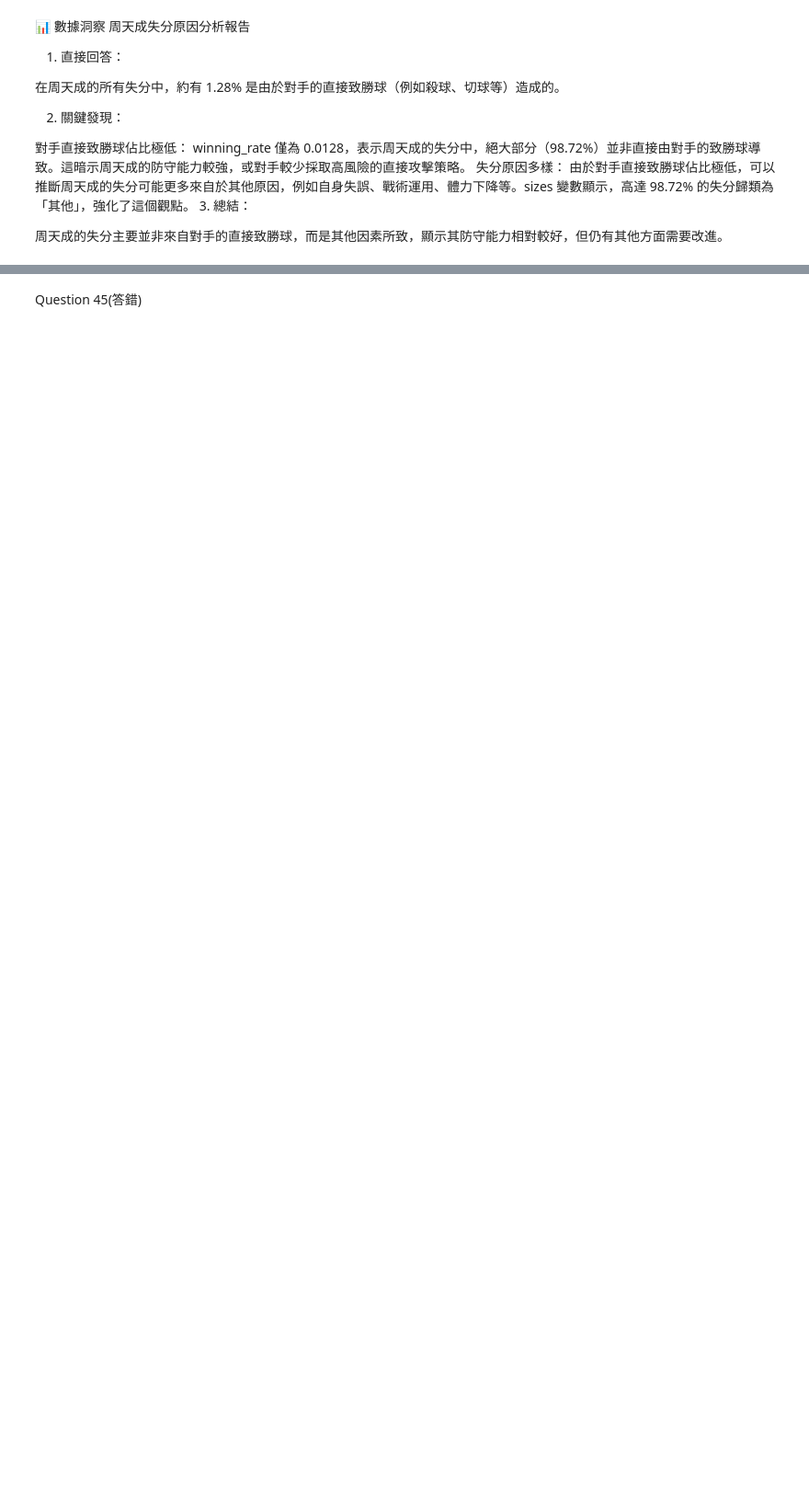
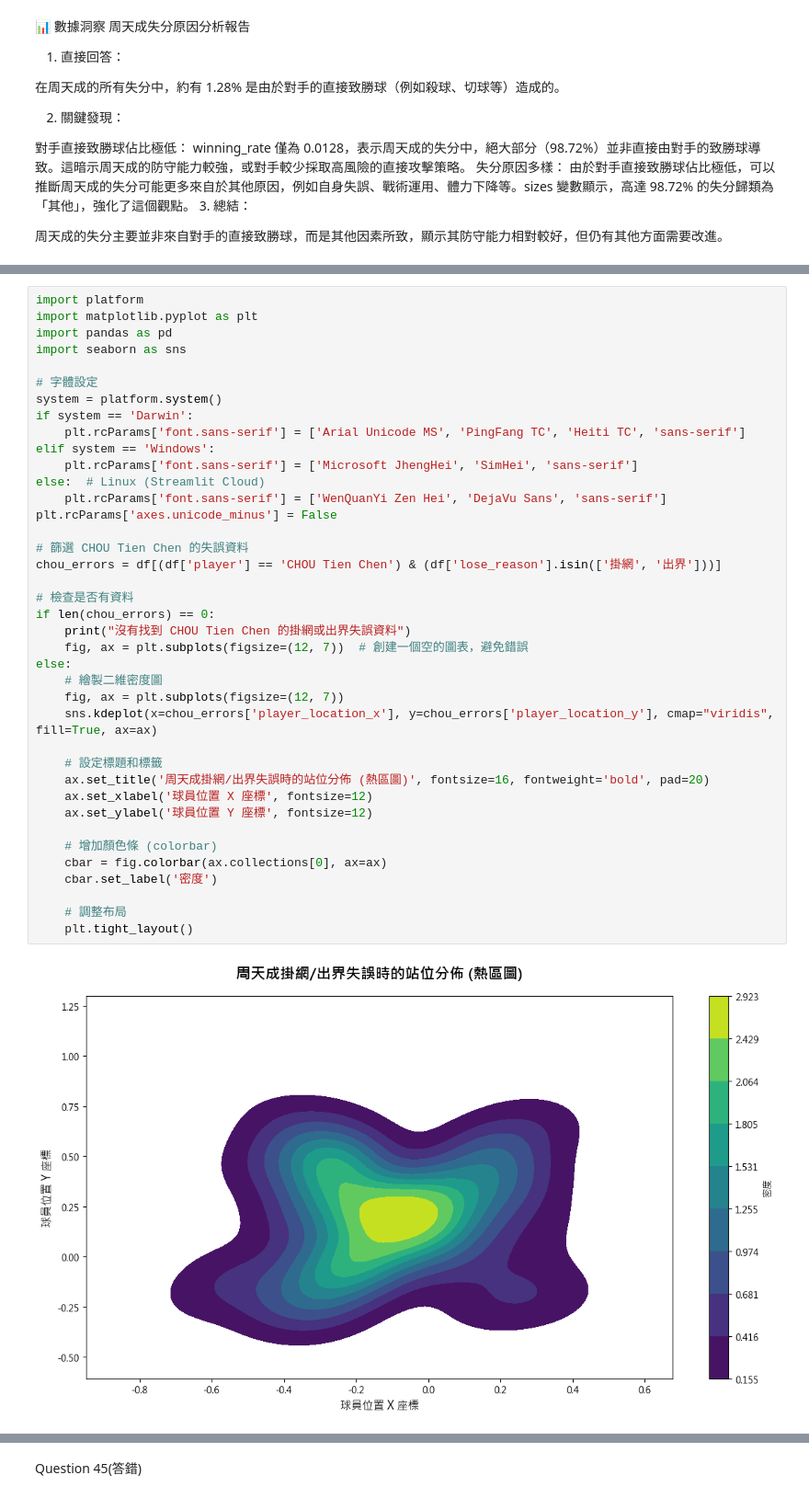
Before and after one commit to DanielTeng0811/BadmintonAI, a Jupyter notebook: question_answer.ipynb, the cells around one changed output, grey strips where cells are left out. Shown at 92% size. Drawn from its saved outputs; the diff is of its cells as text; blank space fills up the shorter version.

```diff
--- a/question_answer.ipynb
+++ b/question_answer.ipynb
@@ -2800,0 +2871,41 @@ plt.tight_layout()
+# %%
+import platform
+import matplotlib.pyplot as plt
+import pandas as pd
+import seaborn as sns
+
+# 字體設定
+system = platform.system()
+if system == 'Darwin':
+    plt.rcParams['font.sans-serif'] = ['Arial Unicode MS', 'PingFang TC', 'Heiti TC', 'sans-serif']
+elif system == 'Windows':
+    plt.rcParams['font.sans-serif'] = ['Microsoft JhengHei', 'SimHei', 'sans-serif']
+else:  # Linux (Streamlit Cloud)
+    plt.rcParams['font.sans-serif'] = ['WenQuanYi Zen Hei', 'DejaVu Sans', 'sans-serif']
+plt.rcParams['axes.unicode_minus'] = False
+
+# 篩選 CHOU Tien Chen 的失誤資料
+chou_errors = df[(df['player'] == 'CHOU Tien Chen') & (df['lose_reason'].isin(['掛網', '出界']))]
+
+# 檢查是否有資料
+if len(chou_errors) == 0:
+    print("沒有找到 CHOU Tien Chen 的掛網或出界失誤資料")
+    fig, ax = plt.subplots(figsize=(12, 7))  # 創建一個空的圖表，避免錯誤
+else:
+    # 繪製二維密度圖
+    fig, ax = plt.subplots(figsize=(12, 7))
+    sns.kdeplot(x=chou_errors['player_location_x'], y=chou_errors['player_location_y'], cmap="viridis", fill=True, ax=ax)
+
+    # 設定標題和標籤
+    ax.set_title('周天成掛網/出界失誤時的站位分佈 (熱區圖)', fontsize=16, fontweight='bold', pad=20)
+    ax.set_xlabel('球員位置 X 座標', fontsize=12)
+    ax.set_ylabel('球員位置 Y 座標', fontsize=12)
+
+    # 增加顏色條 (colorbar)
+    cbar = fig.colorbar(ax.collections[0], ax=ax)
+    cbar.set_label('密度')
+
+    # 調整布局
+    plt.tight_layout()
+# %% [output]
+[figure, added]
```
Also changed, not shown: parts of 17 cells of this notebook, 5 other files.
